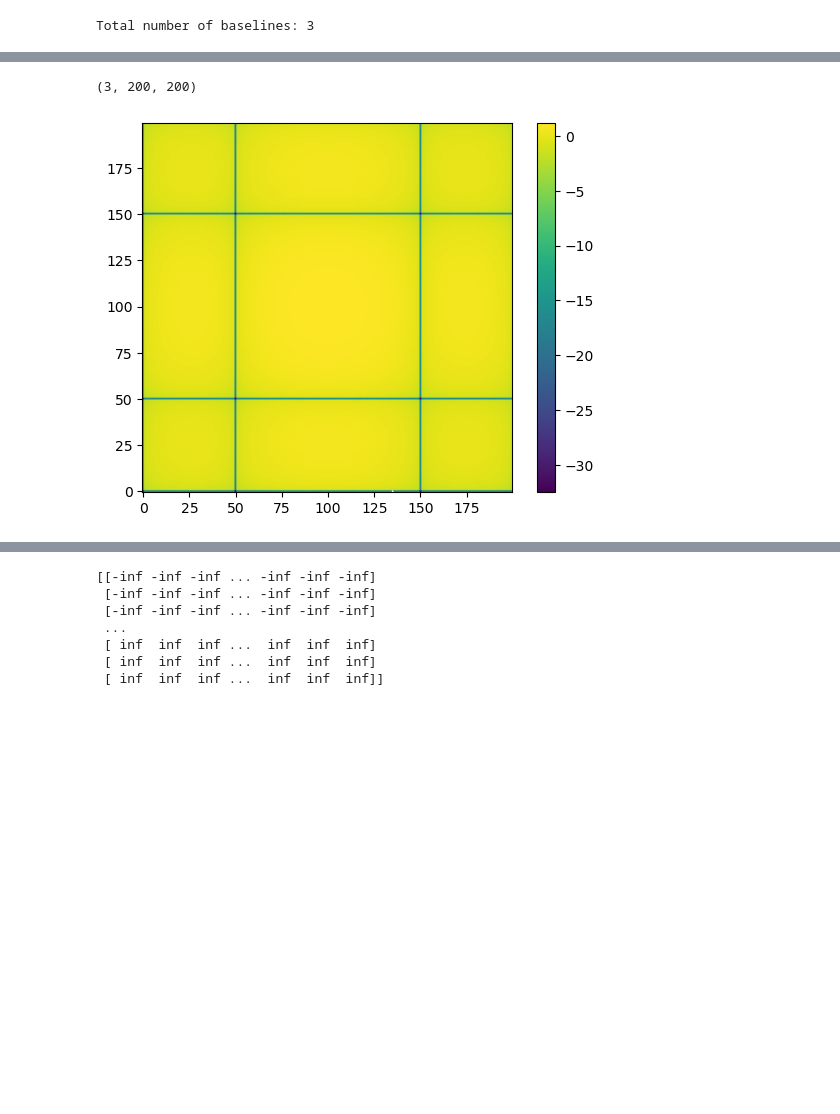
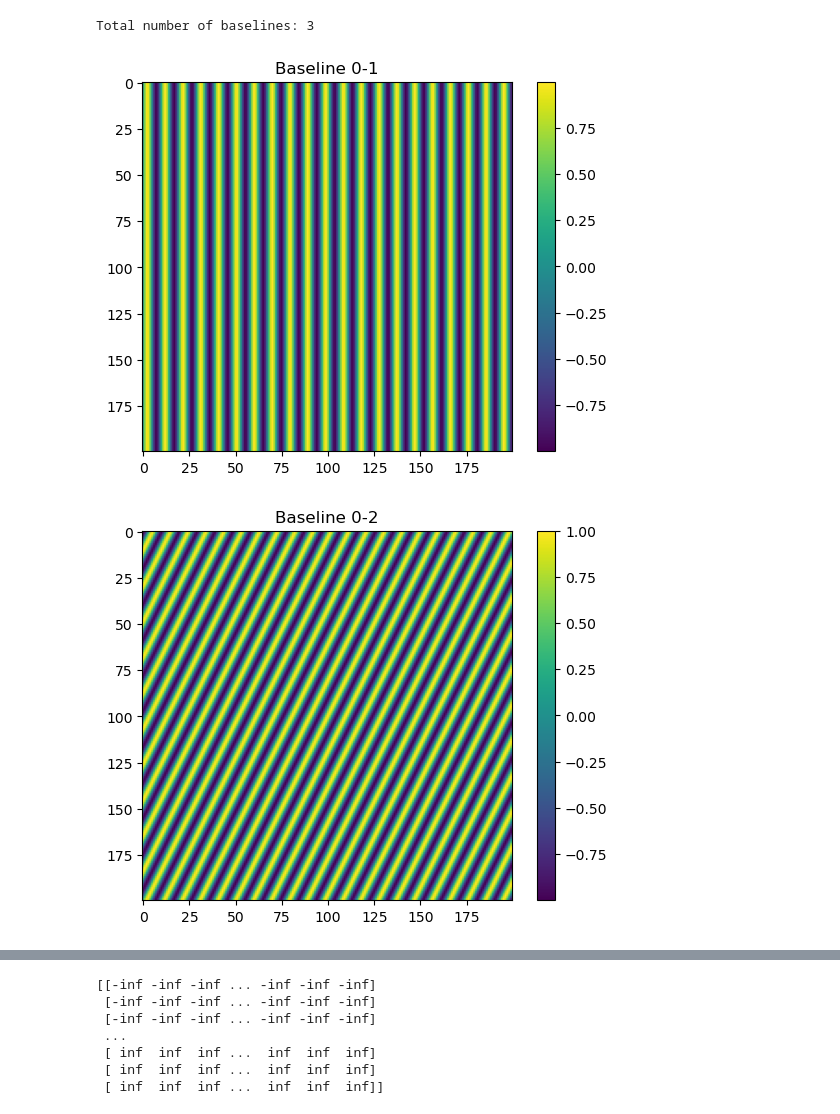
Before and after one commit to mwanakijiji/life_detectors, a Jupyter notebook: notebooks/dev_transmission_screens.ipynb, the cells around one changed output, grey strips where cells are left out. Saved outputs shown, nothing was run; the diff lists cells and outputs as text; code cells hidden in the pictures; blank space fills up the shorter version.

```diff
--- a/notebooks/dev_transmission_screens.ipynb
+++ b/notebooks/dev_transmission_screens.ipynb
@@ -109,9 +108,7 @@ plt.show()
 # %%
-# interferometer response as fcn of sky position (Dannert+ 2025 Eqn. B12, ignoring polarization for now)
-# each element corresponds to one aperture
+# Set parameters of the interferometer. Each element in the below variables corresponds to one aperture
 
-A_vec = np.array([1, 1]) # array of amplitudes
-x_vec = np.array(([0, -1], [0, 1])) # array of vectors of aperture positions (y,x) [m]
-phi_dc_vec_rad = np.array([0, np.pi/4]) # array of absolute DC (i.e., induced) phase offsets of each branch of the instrument [rad]
-theta_vec_asec = np.array([0, 4]) # position of something on the sky (y_asec, x_asec) [arcsec]
+A_vec = np.array([1, 1, 1])
+x_vec = np.array(([0, -1], [0, 1], [1, 1]))
+phi_dc_vec_rad = np.array([0, np.pi/4, 0])
 wavel_m = 1e-6 # wavelength in meters
@@ -158,6 +117,7 @@ def old_R_theta_vec(A_vec, x_vec, phi_dc_vec_rad, theta_vec_2d_asec, wavel_m):
 # %%
-def R_theta_vec(A_vec, x_vec, phi_dc_vec_rad, theta_vec_2d_asec, wavel_m, incl_comp_transmission=False):
-    # instrument respose over the sky (Dannert 2025 Eqn. B12)
+def R_theta_vec(A_vec, x_vec, phi_dc_vec_rad, theta_vec_2d_asec, wavel_m, incl_comp_transmission=False, plot=False):
+    # instrument respose over the sky (Dannert 2025 Eqn. B12, ignoring polarization for now)
+
     # N.b. this is the interferometric response (it can have negative values), not a transmission map
 
     '''
@@ -168,6 +128,7 @@ def R_theta_vec(A_vec, x_vec, phi_dc_vec_rad, theta_vec_2d_asec, wavel_m, incl_c
     theta_vec_2d_asec: cube with slice 0 = y_asec, slice 1 = x_asec
     wavel_m: wavelength in meters
     incl_comp_transmission: boolean, if True, include the transmissions of the component baselines in slice 1 to -3
+    plot: boolean, if True, plot the instrument response
 
     OUTPUT:
     R_theta_vec: instrument response over the sky; slices are
@@ -224,12 +185,14 @@ def R_theta_vec(A_vec, x_vec, phi_dc_vec_rad, theta_vec_2d_asec, wavel_m, incl_c
             response_jk = A_vec[j] * A_vec[k] * np.cos(del_phi_dc_jk_rad + phase_term)
 
             # Add contribution from this pair to the total response
+            if plot:
+                plt.clf()
+                plt.imshow(response_jk)
+                plt.title(f'Baseline {j}-{k}')
+                plt.colorbar()
+                plt.show()
+
             '''
-            plt.clf()
-            plt.imshow(response_jk)
-            plt.colorbar()
-            plt.show()
-
             # if incl_comp_transmission, add this as a separate slice
             if incl_comp_transmission:
             '''
@@ -237,6 +200,13 @@ def R_theta_vec(A_vec, x_vec, phi_dc_vec_rad, theta_vec_2d_asec, wavel_m, incl_c
             # Add contribution from this pair to the total response
             R_theta_vec += response_jk
 
+    if plot:
+        plt.clf()
+        plt.imshow(R_theta_vec)
+        plt.title('Net instrument response')
+        plt.colorbar()
+        plt.show()
+
     # cube_canvas[0,:,:] = R_theta_vec
     cube_canvas[0,:,:] = R_theta_vec
     cube_canvas[1:,:,:] = theta_vec_rad_array[0,:,:] # y-coords [asec]
@@ -245,9 +215,9 @@ def R_theta_vec(A_vec, x_vec, phi_dc_vec_rad, theta_vec_2d_asec, wavel_m, incl_c
     return cube_canvas
 # %%
 # example response screen
-A_vec = np.array([1, 1, 1])
-x_vec = np.array(([0, -1], [0, 1], [1, 1]))
-phi_dc_vec_rad = np.array([0, np.pi/4, 0])
-response_cube = R_theta_vec(A_vec=A_vec, x_vec=x_vec, phi_dc_vec_rad=phi_dc_vec_rad, theta_vec_2d_asec=astro_cube[1:,:,:], wavel_m=wavel_m)
+
+response_cube = R_theta_vec(A_vec=A_vec, x_vec=x_vec, phi_dc_vec_rad=phi_dc_vec_rad, theta_vec_2d_asec=astro_cube[1:,:,:], wavel_m=wavel_m, plot=True)
 # %% [output]
 Total number of baselines: 3
+[figure, added]
+[figure, added]
@@ -254,15 +225,0 @@ Total number of baselines: 3
-# %%
-np.shape(response_cube)
-# %% [output]
-(3, 200, 200)
-# %%
-# FFT of a scene
-test_new_fft = np.fft.fftshift(np.fft.fft2(astro_cube[0,:,:]))
-
-
-
-plt.imshow(np.log10(np.abs(test_new_fft)), origin='lower')
-plt.colorbar()
-plt.show()
-# %% [output]
-[figure, old version]
```
Also changed, not shown: parts of 18 cells of this notebook.
